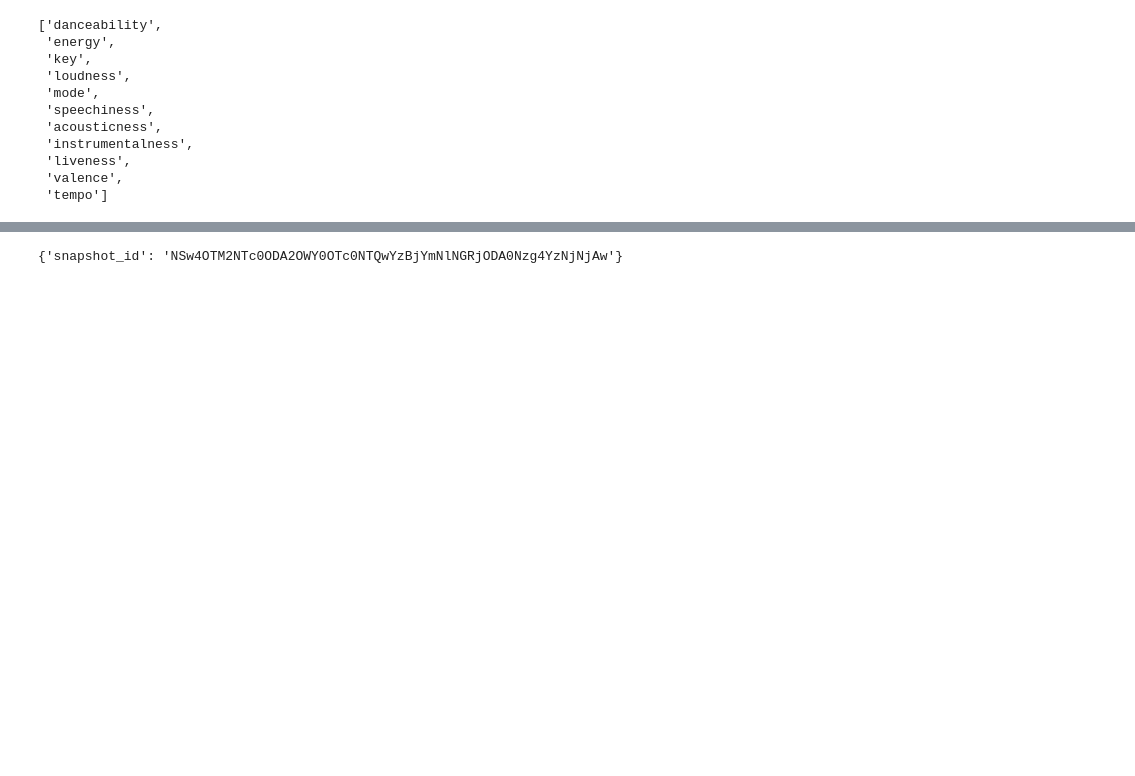
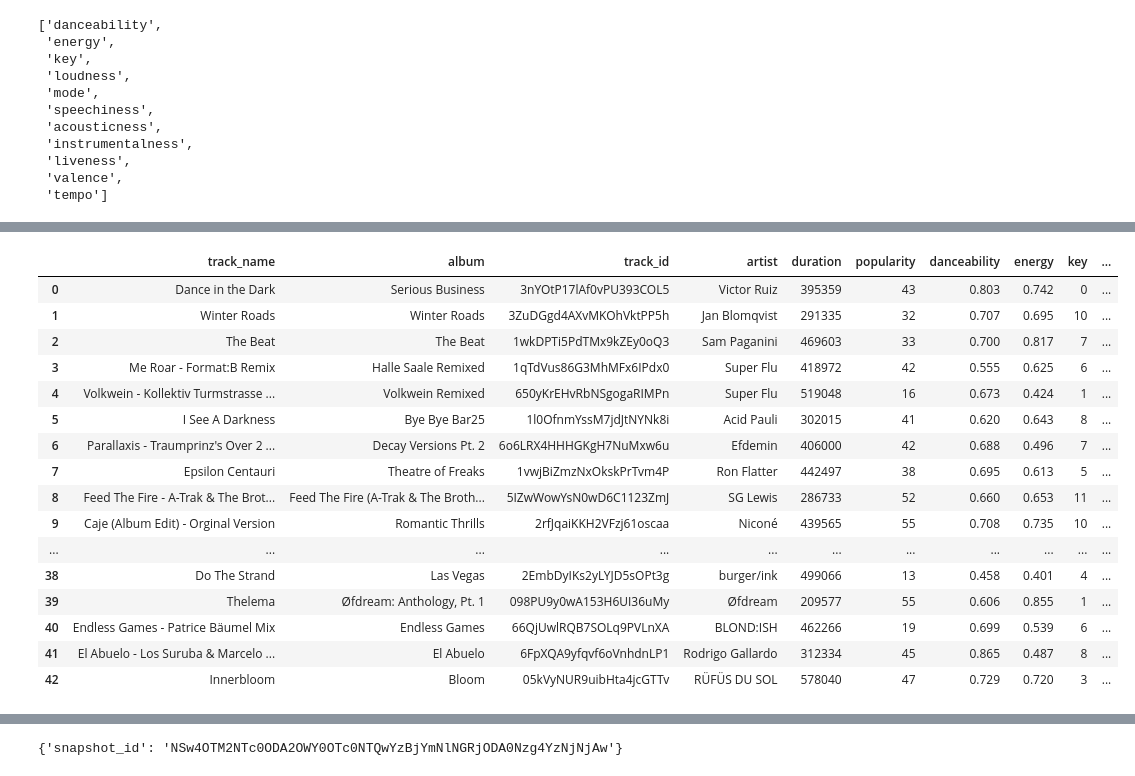
Before and after one commit to MerlinSchaefer/spotify_app, a Jupyter notebook: Playlist-Buddy.ipynb, the cells around one changed output, grey strips where cells are left out. Cells and saved outputs as stored; diff of their text form; code cells hidden in the pictures; blank space fills up the shorter version.

```diff
--- a/Playlist-Buddy.ipynb
+++ b/Playlist-Buddy.ipynb
@@ -160,3 +161,23 @@ similarity_score.shape
 # %%
 final_recomms=recomms_df.iloc[[np.argmax(i) for i in similarity_score]]
 final_recomms = final_recomms.drop_duplicates().reset_index(drop = True)
+# %%
+final_recomms
+# %% [output]
+|  | track_name | album | track_id | artist | duration | popularity | danceability | energy | key | ... |
+| 0 | Dance in the Dark | Serious Business | 3nYOtP17lAf0vPU393COL5 | Victor Ruiz | 395359 | 43 | 0.803 | 0.742 | 0 | ... |
+| 1 | Winter Roads | Winter Roads | 3ZuDGgd4AXvMKOhVktPP5h | Jan Blomqvist | 291335 | 32 | 0.707 | 0.695 | 10 | ... |
+| 2 | The Beat | The Beat | 1wkDPTi5PdTMx9kZEy0oQ3 | Sam Paganini | 469603 | 33 | 0.700 | 0.817 | 7 | ... |
+| 3 | Me Roar - Format:B Remix | Halle Saale Remixed | 1qTdVus86G3MhMFx6IPdx0 | Super Flu | 418972 | 42 | 0.555 | 0.625 | 6 | ... |
+| 4 | Volkwein - Kollektiv Turmstrasse ... | Volkwein Remixed | 650yKrEHvRbNSgogaRIMPn | Super Flu | 519048 | 16 | 0.673 | 0.424 | 1 | ... |
+| 5 | I See A Darkness | Bye Bye Bar25 | 1l0OfnmYssM7jdJtNYNk8i | Acid Pauli | 302015 | 41 | 0.620 | 0.643 | 8 | ... |
+| 6 | Parallaxis - Traumprinz's Over 2 ... | Decay Versions Pt. 2 | 6o6LRX4HHHGKgH7NuMxw6u | Efdemin | 406000 | 42 | 0.688 | 0.496 | 7 | ... |
+| 7 | Epsilon Centauri | Theatre of Freaks | 1vwjBiZmzNxOkskPrTvm4P | Ron Flatter | 442497 | 38 | 0.695 | 0.613 | 5 | ... |
+| 8 | Feed The Fire - A-Trak & The Brot... | Feed The Fire (A-Trak & The Broth... | 5IZwWowYsN0wD6C1123ZmJ | SG Lewis | 286733 | 52 | 0.660 | 0.653 | 11 | ... |
+| 9 | Caje (Album Edit) - Orginal Version | Romantic Thrills | 2rfJqaiKKH2VFzj61oscaa | Niconé | 439565 | 55 | 0.708 | 0.735 | 10 | ... |
+| ... | ... | ... | ... | ... | ... | ... | ... | ... | ... | ... |
+| 38 | Do The Strand | Las Vegas | 2EmbDyIKs2yLYJD5sOPt3g | burger/ink | 499066 | 13 | 0.458 | 0.401 | 4 | ... |
+| 39 | Thelema | Øfdream: Anthology, Pt. 1 | 098PU9y0wA153H6UI36uMy | Øfdream | 209577 | 55 | 0.606 | 0.855 | 1 | ... |
+| 40 | Endless Games - Patrice Bäumel Mix | Endless Games | 66QjUwlRQB7SOLq9PVLnXA | BLOND:ISH | 462266 | 19 | 0.699 | 0.539 | 6 | ... |
+| 41 | El Abuelo - Los Suruba & Marcelo ... | El Abuelo | 6FpXQA9yfqvf6oVnhdnLP1 | Rodrigo Gallardo | 312334 | 45 | 0.865 | 0.487 | 8 | ... |
+| 42 | Innerbloom | Bloom | 05kVyNUR9uibHta4jcGTTv | RÜFÜS DU SOL | 578040 | 47 | 0.729 | 0.720 | 3 | ... |
```
Also changed, not shown: parts of 16 cells of this notebook, 1 other file.
